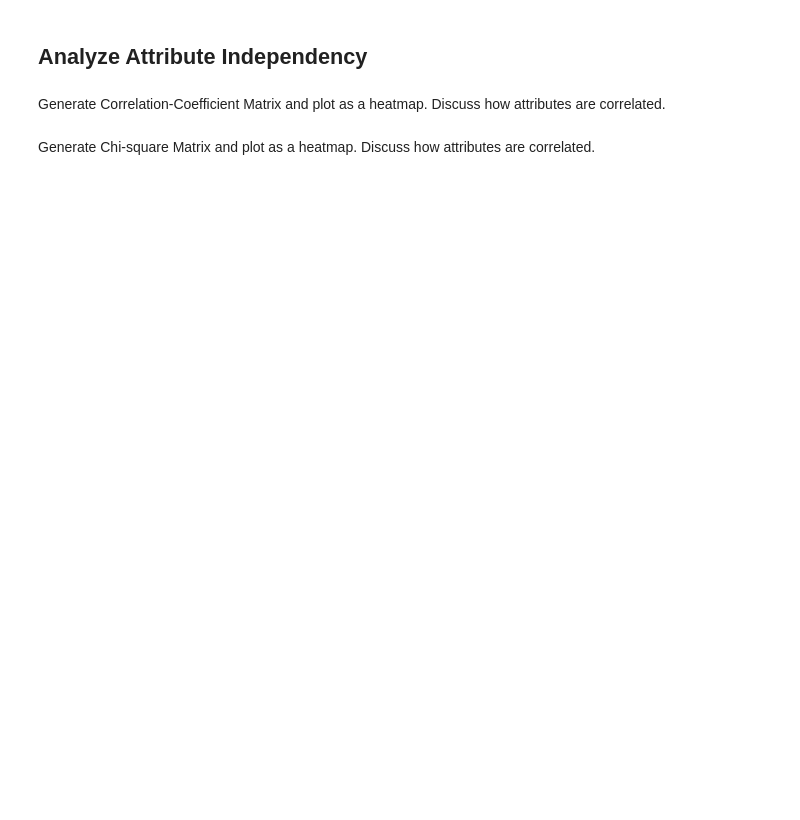
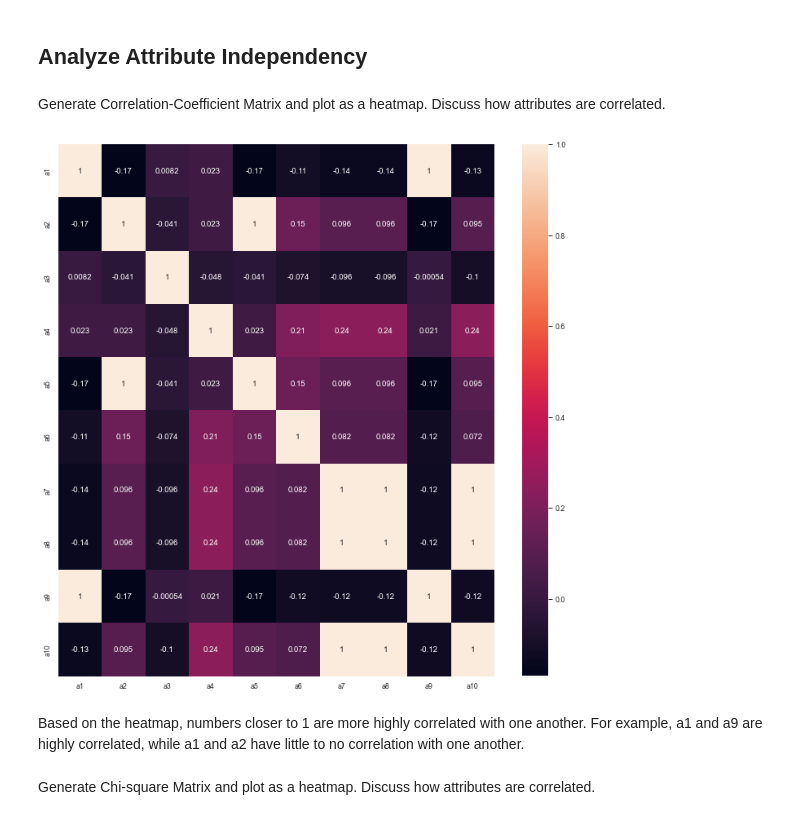
Before and after one commit to CS4510-F-24-NerdsClusters/CS4510-F-24-NerdsClusters, a Jupyter notebook: C3_NerdsClusters.ipynb, the cells around one changed output. Drawn from its saved outputs; the diff is of its cells as text; code cells hidden in the pictures; blank space fills up the shorter version.

Commit message:
analysis and data reduction

```diff
--- a/C3_NerdsClusters.ipynb
+++ b/C3_NerdsClusters.ipynb
@@ -224,5 +235,13 @@ plt.show()
 ## Analyze Attribute Independency
 # %% [markdown]
 Generate Correlation-Coefficient Matrix and plot as a heatmap. Discuss how attributes are correlated.
+# %%
+plt.rcParams['figure.figsize'] = [12,12]
+plt.rcParams['figure.subplot.wspace'] = .5
+heatmap = sns.heatmap(data.corr(), annot=True)
+# %% [output]
+[figure, added]
+# %% [markdown]
+Based on the heatmap, numbers closer to 1 are more highly correlated with one another. For example, a1 and a9 are highly correlated, while a1 and a2 have little to no correlation with one another.
 # %% [markdown]
 Generate Chi-square Matrix and plot as a heatmap. Discuss how attributes are correlated.
```
Also changed, not shown: parts of 12 cells of this notebook.
